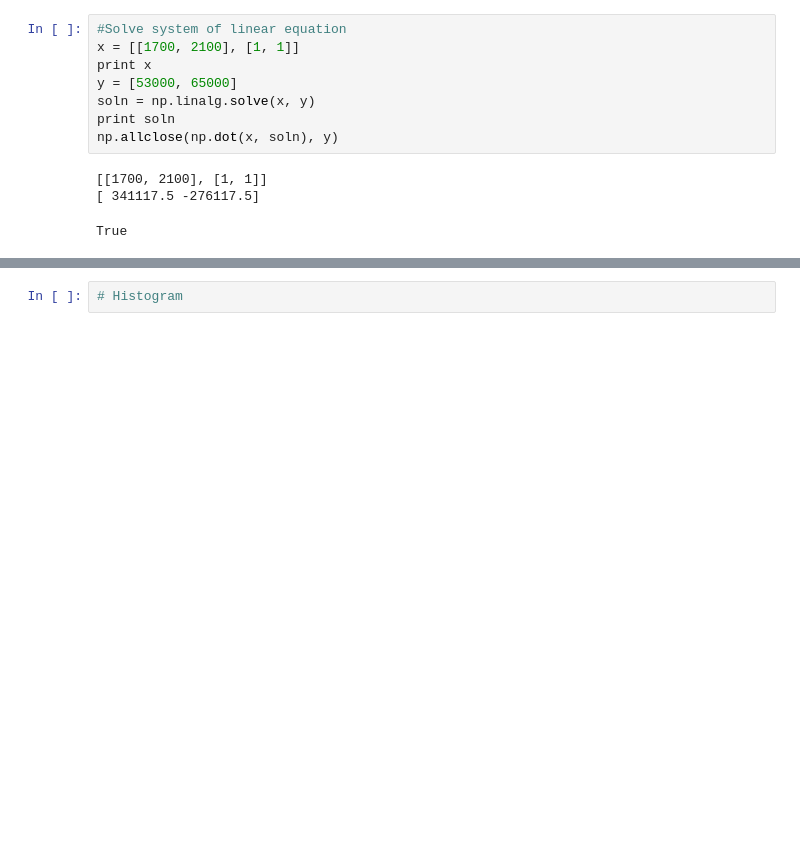
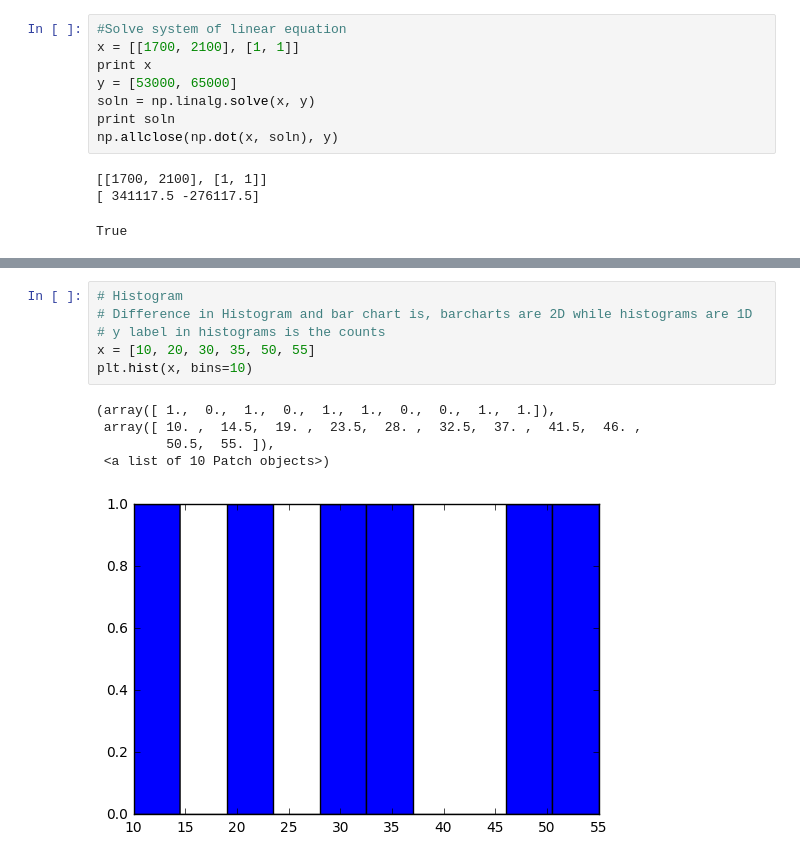
Before and after one commit to maykulkarni/Introduction-to-Statistics, a Jupyter notebook: IPython Notebooks/Introduction to Statistics.ipynb, the cells around one changed output, grey strips where cells are left out. Saved outputs shown, nothing was run; the diff lists cells and outputs as text; blank space fills up the shorter version.

```diff
--- a/IPython Notebooks/Introduction to Statistics.ipynb
+++ b/IPython Notebooks/Introduction to Statistics.ipynb
@@ -40,2 +39,12 @@ plt.bar(x, y, width=100)
-# %%
-# Histogram
+# %%
+# Histogram
+# Difference in Histogram and bar chart is, barcharts are 2D while histograms are 1D
+# y label in histograms is the counts
+x = [10, 20, 30, 35, 50, 55]
+plt.hist(x, bins=10)
+# %% [output]
+(array([ 1.,  0.,  1.,  0.,  1.,  1.,  0.,  0.,  1.,  1.]),
+ array([ 10. ,  14.5,  19. ,  23.5,  28. ,  32.5,  37. ,  41.5,  46. ,
+         50.5,  55. ]),
+ <a list of 10 Patch objects>)
+[figure, added]
```
Also changed, not shown: parts of 2 cells of this notebook.
